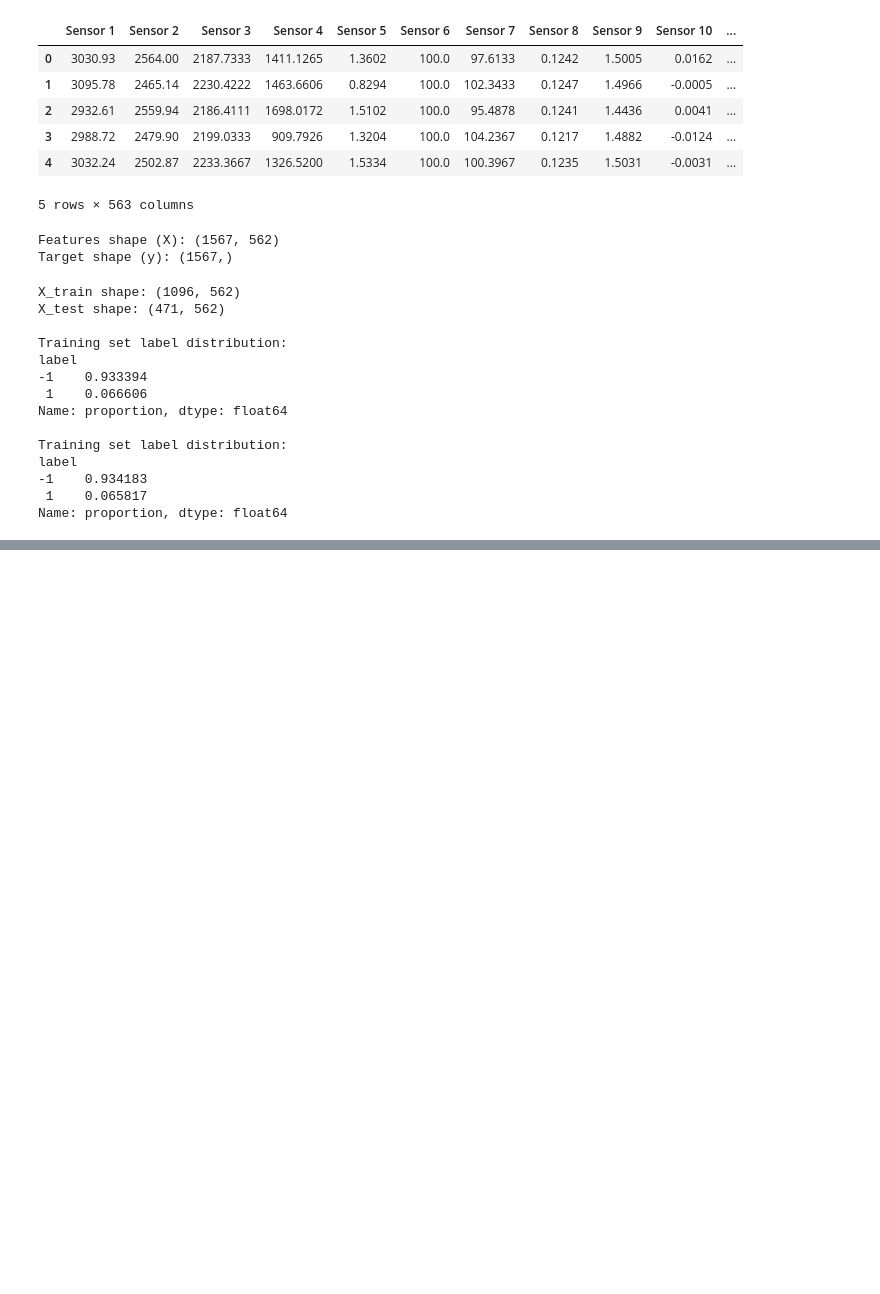
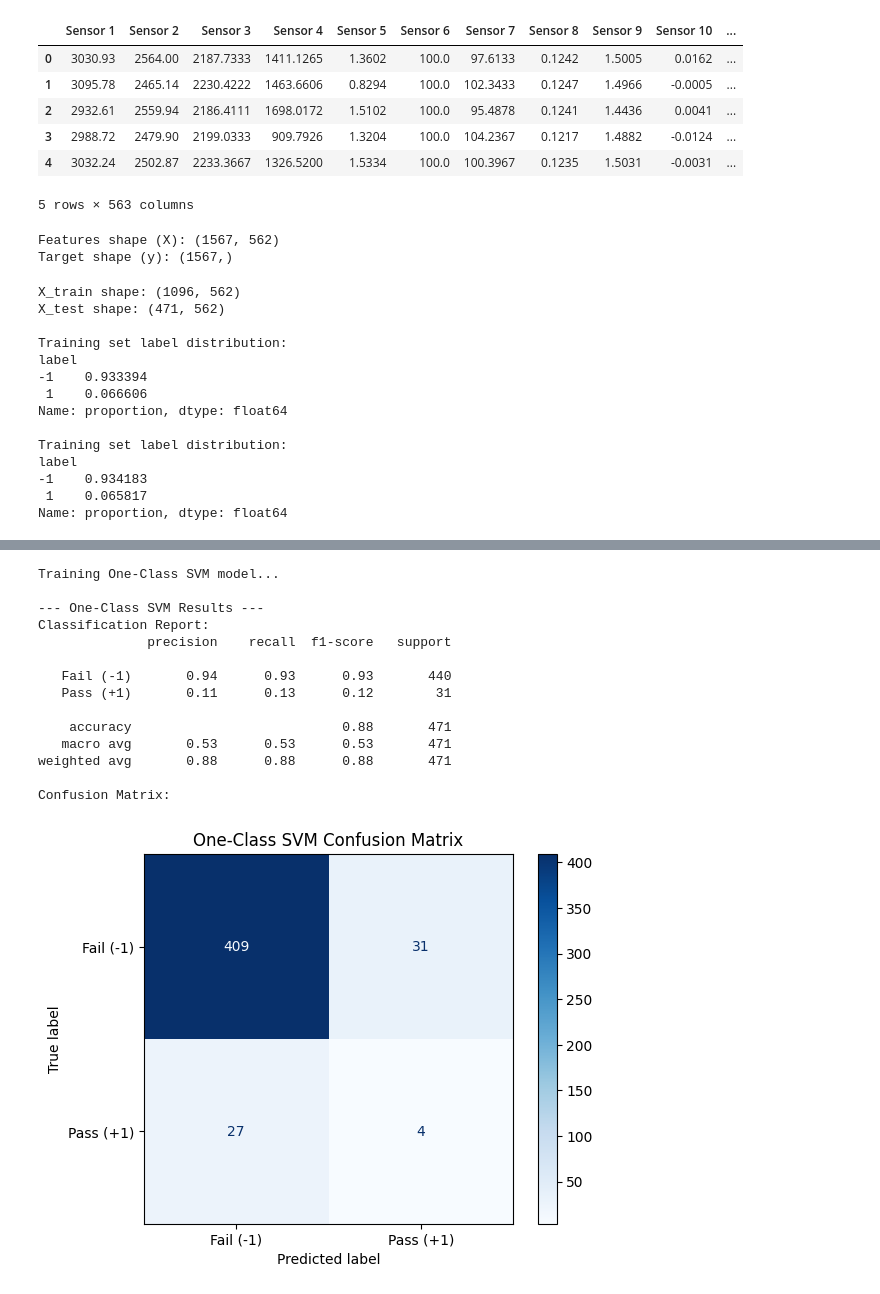
Before and after one commit to gokaymeydan/semiconductor-fault-detection, a Jupyter notebook: model.ipynb, the cells around one changed output, grey strips where cells are left out. Cells and saved outputs as stored; diff of their text form; code cells hidden in the pictures; blank space fills up the shorter version.

```diff
--- a/model.ipynb
+++ b/model.ipynb
@@ -68,0 +139,42 @@ X_test_scaled = scaler.transform(X_test)
+# %%
+from sklearn.svm import OneClassSVM
+
+# one-class svm model
+oc_svm = OneClassSVM(
+    gamma='auto',
+    nu=pass_proportion
+)
+
+oc_svm.fit(X_train_scaled)
+
+y_pred_svm = oc_svm.predict(X_test_scaled)
+y_pred_svm_mapped = np.where(y_pred_svm == 1, -1, 1)
+
+print("\n--- One-Class SVM Results ---")
+
+# model performance
+print("Classification Report:")
+print(classification_report(y_test, y_pred_svm_mapped, target_names=['Fail (-1)', 'Pass (+1)']))
+
+print("Confusion Matrix:")
+cm_svm = confusion_matrix(y_test, y_pred_svm_mapped)
+disp_svm = ConfusionMatrixDisplay(confusion_matrix=cm_svm, display_labels=['Fail (-1)','Pass (+1)'])
+disp_svm.plot(cmap=plt.cm.Blues)
+plt.title('One-Class SVM Confusion Matrix')
+plt.show()
+# %% [output]
+Training One-Class SVM model...
+
+--- One-Class SVM Results ---
+Classification Report:
+              precision    recall  f1-score   support
+
+   Fail (-1)       0.94      0.93      0.93       440
+   Pass (+1)       0.11      0.13      0.12        31
+
+    accuracy                           0.88       471
+   macro avg       0.53      0.53      0.53       471
+weighted avg       0.88      0.88      0.88       471
+
+Confusion Matrix:
+[figure, added]
```
Also changed, not shown: parts of 3 cells of this notebook.
